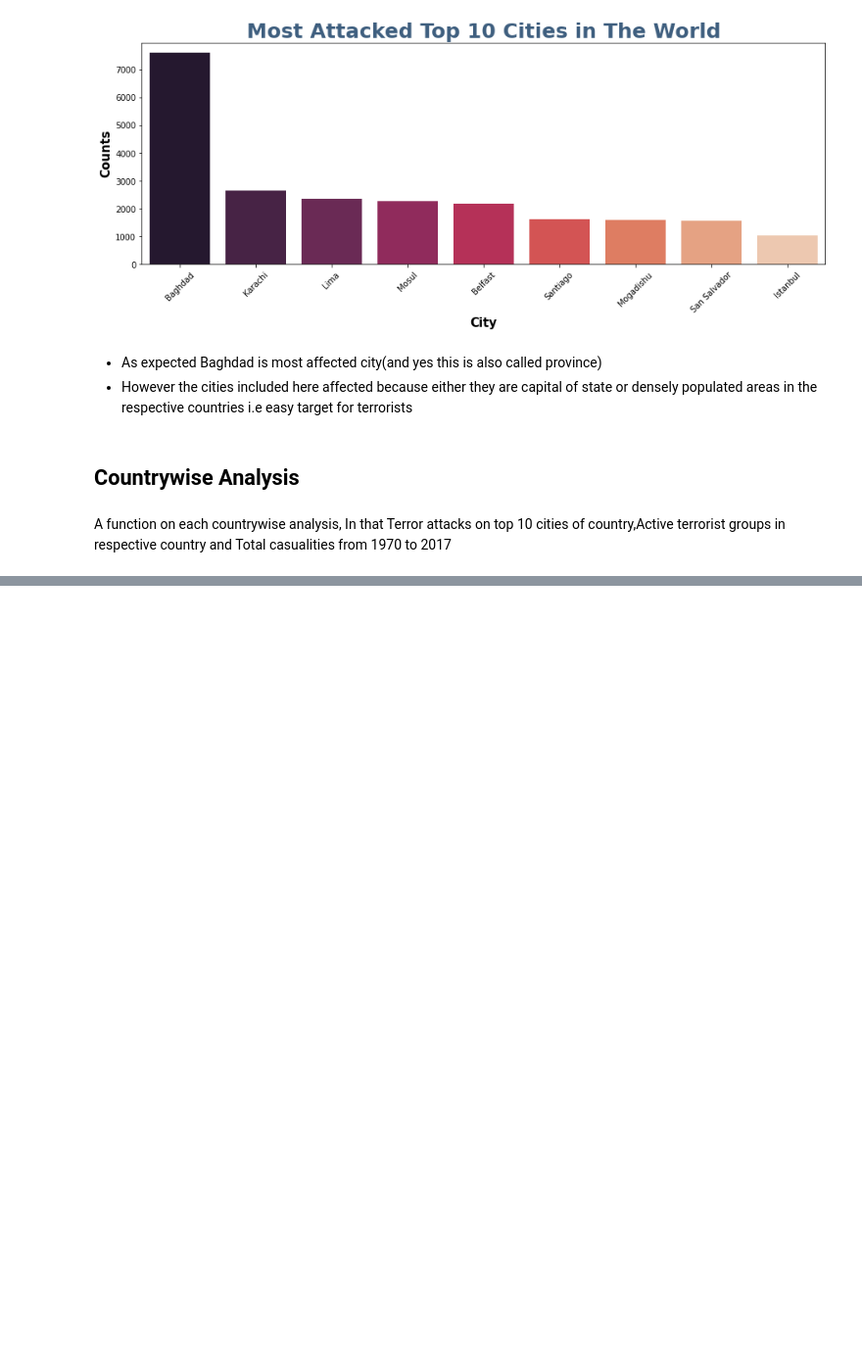
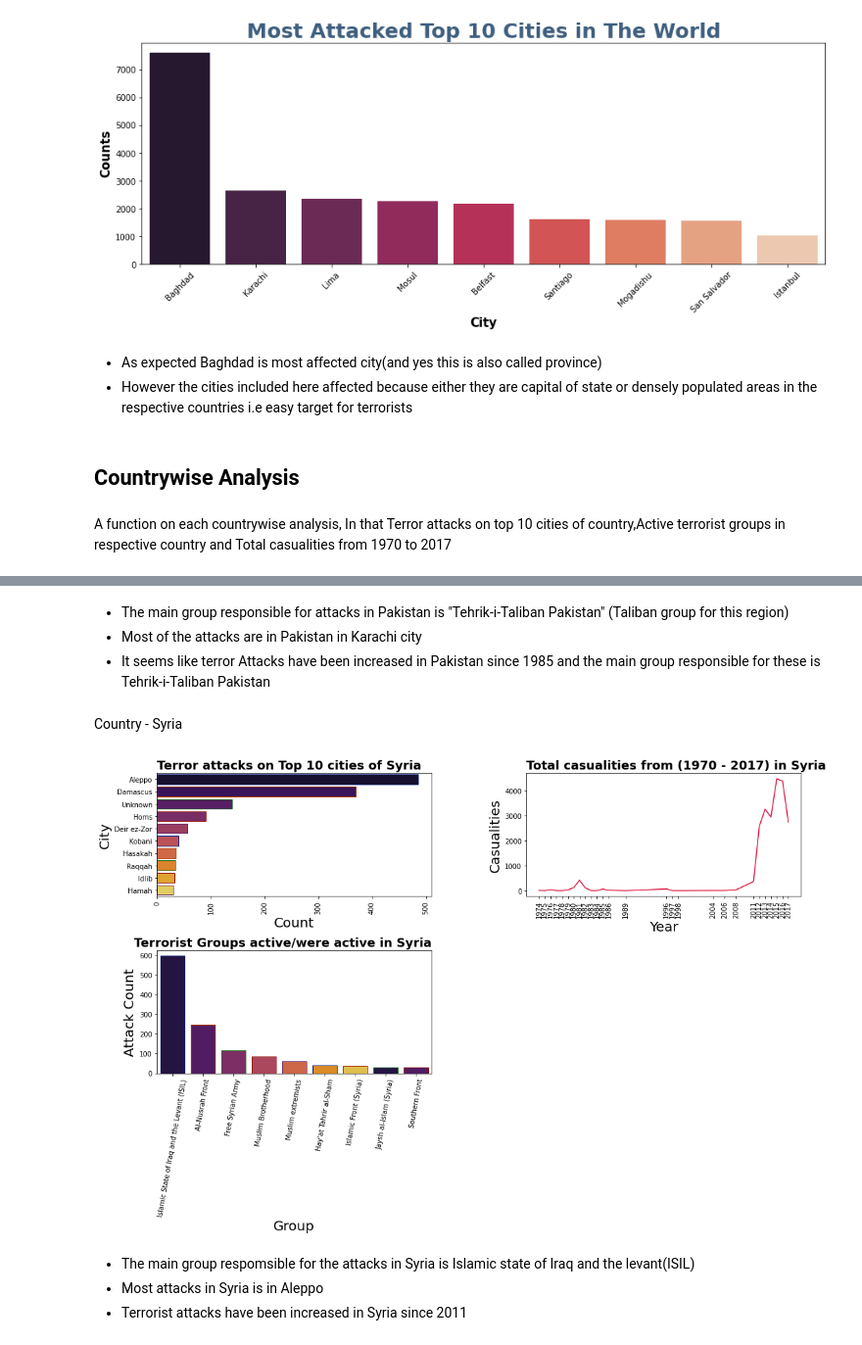
Before and after one commit to rohit-1026/Global-Terrorism-Analysis, a Jupyter notebook: Global_Terrorism_Analysis_Capstone_Project.ipynb, the cells around one changed output, grey strips where cells are left out. Shown at 98% size. Saved outputs shown, nothing was run; the diff lists cells and outputs as text; code cells hidden in the pictures; blank space fills up the shorter version.

```diff
--- a/Global_Terrorism_Analysis_Capstone_Project.ipynb
+++ b/Global_Terrorism_Analysis_Capstone_Project.ipynb
@@ -470,0 +500,18 @@ def country_analysis(data , country=None, line_color=None , palette=None , title
+# %% [markdown]
+
+
+*   The main group responsible for attacks in Pakistan is "Tehrik-i-Taliban Pakistan" (Taliban group for this region)
+*   Most of the attacks are in Pakistan in Karachi city
+*   It seems like terror Attacks have been increased in Pakistan since 1985 and the main group responsible for these is Tehrik-i-Taliban Pakistan
+# %% [markdown]
+Country - Syria
+# %%
+country_analysis(df, country ='Syria', palette = 'inferno', line_color = 'crimson')
+# %% [output]
+[figure, added]
+# %% [markdown]
+
+
+*   The main group respomsible for the attacks in Syria is Islamic state of Iraq and the levant(ISIL)
+*   Most attacks in Syria is in Aleppo
+*   Terrorist attacks have been increased in Syria since 2011
```
Also changed, not shown: parts of 8 cells of this notebook.
